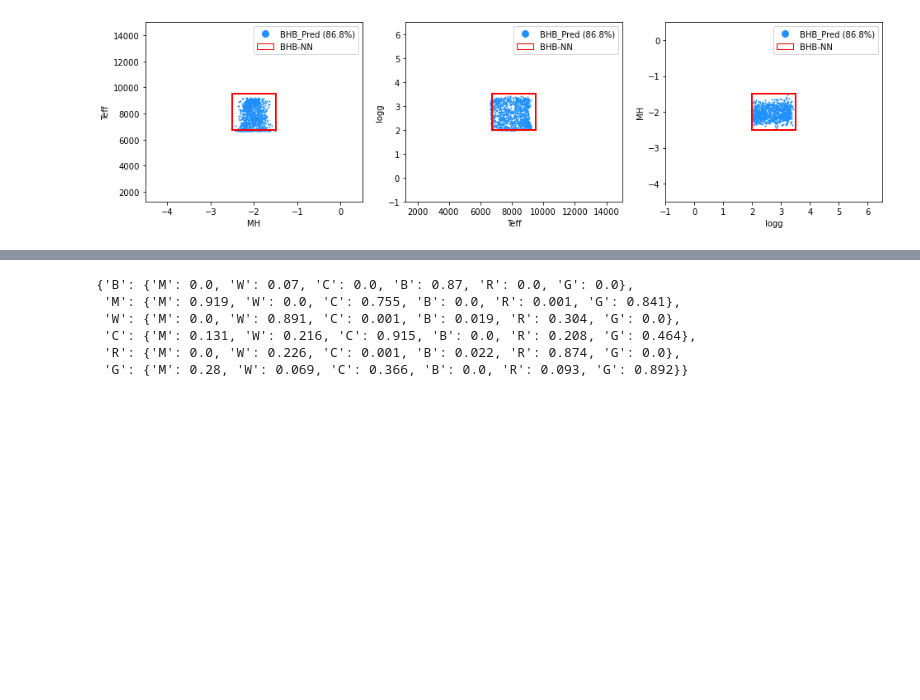
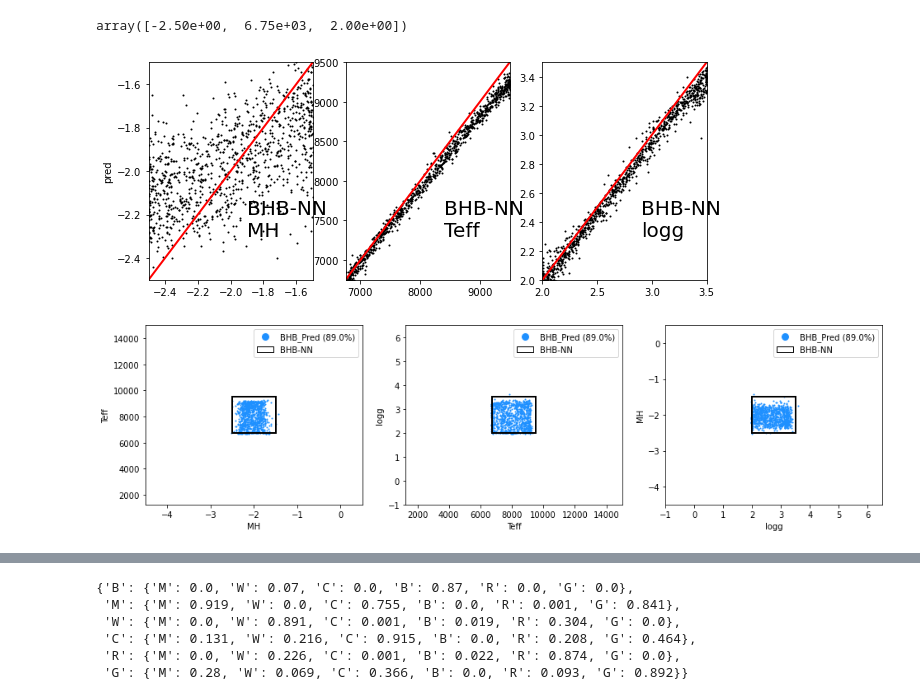
Before and after one commit to ViskaWei/LV, a Jupyter notebook: nb/dnn.ipynb, the cells around one changed output, grey strips where cells are left out. Saved outputs shown, nothing was run; the diff lists cells and outputs as text; code cells hidden in the pictures; blank space fills up the shorter version.

```diff
--- a/nb/dnn.ipynb
+++ b/nb/dnn.ipynb
@@ -20,4 +26,12 @@ Layers: [100, 64, 32, 16, 3]
+# %%
+ddp.pMins["B"]
+# %% [output]
+array([-2.50e+00,  6.75e+03,  2.00e+00])
+# %%
+ddp.plot_pred("B")
+# %% [output]
+[figure, added]
 # %%
-ddp.plot_box_R0_R1(R0,R0)
+ddp.plot_box_R0_R1("B","B")
 # %% [output]
-[figure, old version]
+[figure, new version]
```
Also changed, not shown: parts of 23 cells of this notebook, 7 other files.
